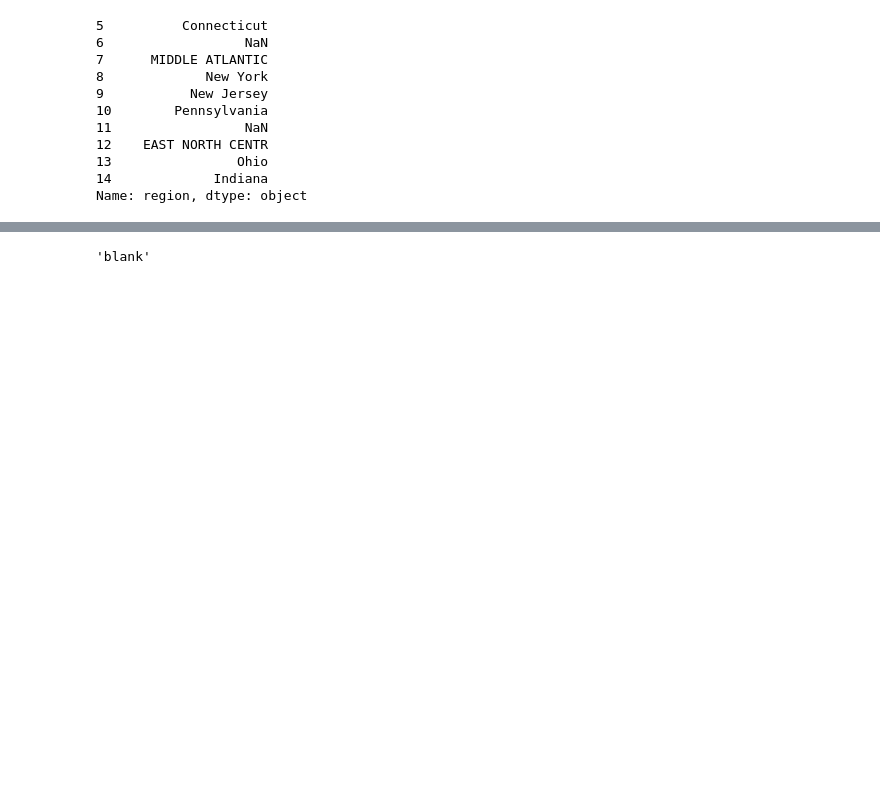
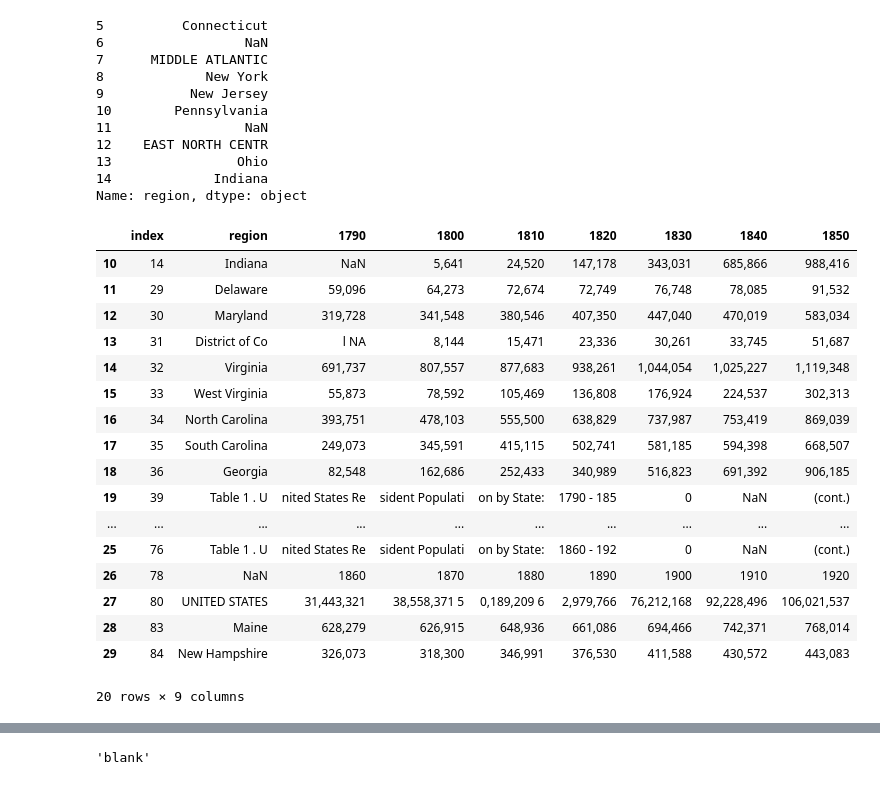
Before and after one commit to szeitlin/PopViz, a Jupyter notebook: parse_raw_populations.ipynb, the cells around one changed output, grey strips where cells are left out. Cells and saved outputs as stored; diff of their text form; code cells hidden in the pictures; blank space fills up the shorter version.

Commit message:
sequential indexing to fix years on further splits

```diff
--- a/parse_raw_populations.ipynb
+++ b/parse_raw_populations.ipynb
@@ -45,0 +48,23 @@ Name: region, dtype: object
+# %%
+test = test.reset_index()
+# %%
+test[10:30]
+# %% [output]
+|  | index | region | 1790 | 1800 | 1810 | 1820 | 1830 | 1840 | 1850 |
+| 10 | 14 | Indiana | NaN | 5,641 | 24,520 | 147,178 | 343,031 | 685,866 | 988,416 |
+| 11 | 29 | Delaware | 59,096 | 64,273 | 72,674 | 72,749 | 76,748 | 78,085 | 91,532 |
+| 12 | 30 | Maryland | 319,728 | 341,548 | 380,546 | 407,350 | 447,040 | 470,019 | 583,034 |
+| 13 | 31 | District of Co | l NA | 8,144 | 15,471 | 23,336 | 30,261 | 33,745 | 51,687 |
+| 14 | 32 | Virginia | 691,737 | 807,557 | 877,683 | 938,261 | 1,044,054 | 1,025,227 | 1,119,348 |
+| 15 | 33 | West Virginia | 55,873 | 78,592 | 105,469 | 136,808 | 176,924 | 224,537 | 302,313 |
+| 16 | 34 | North Carolina | 393,751 | 478,103 | 555,500 | 638,829 | 737,987 | 753,419 | 869,039 |
+| 17 | 35 | South Carolina | 249,073 | 345,591 | 415,115 | 502,741 | 581,185 | 594,398 | 668,507 |
+| 18 | 36 | Georgia | 82,548 | 162,686 | 252,433 | 340,989 | 516,823 | 691,392 | 906,185 |
+| 19 | 39 | Table 1 . U | nited States Re | sident Populati | on by State: | 1790 - 185 | 0 | NaN | (cont.) |
+| ... | ... | ... | ... | ... | ... | ... | ... | ... | ... |
+| 25 | 76 | Table 1 . U | nited States Re | sident Populati | on by State: | 1860 - 192 | 0 | NaN | (cont.) |
+| 26 | 78 | NaN | 1860 | 1870 | 1880 | 1890 | 1900 | 1910 | 1920 |
+| 27 | 80 | UNITED STATES | 31,443,321 | 38,558,371 5 | 0,189,209 6 | 2,979,766 | 76,212,168 | 92,228,496 | 106,021,537 |
+| 28 | 83 | Maine | 628,279 | 626,915 | 648,936 | 661,086 | 694,466 | 742,371 | 768,014 |
+| 29 | 84 | New Hampshire | 326,073 | 318,300 | 346,991 | 376,530 | 411,588 | 430,572 | 443,083 |
+20 rows × 9 columns
```
Also changed, not shown: parts of 17 cells of this notebook, 1 other file.
